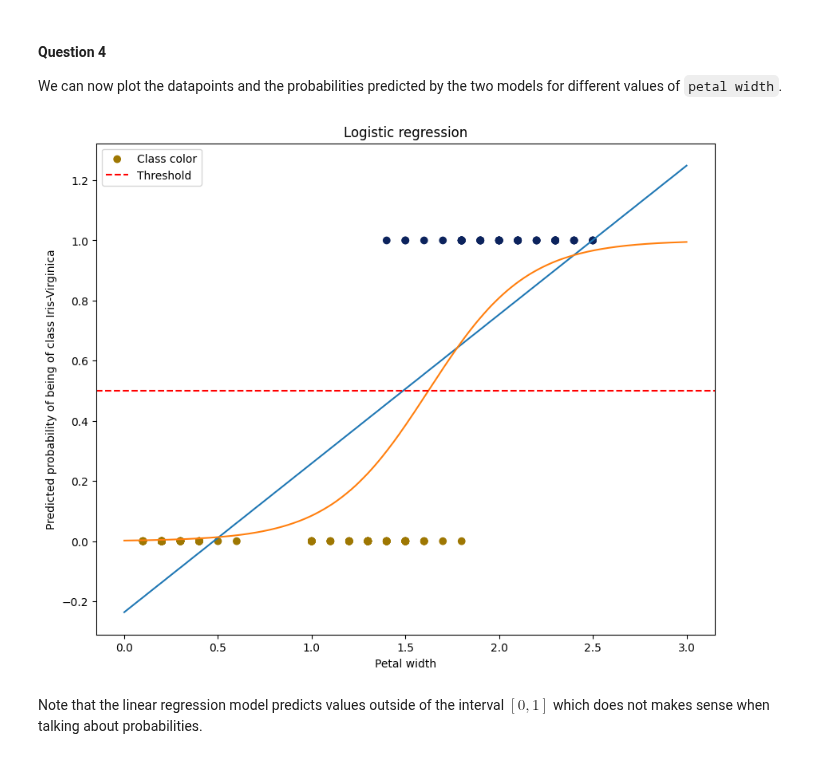
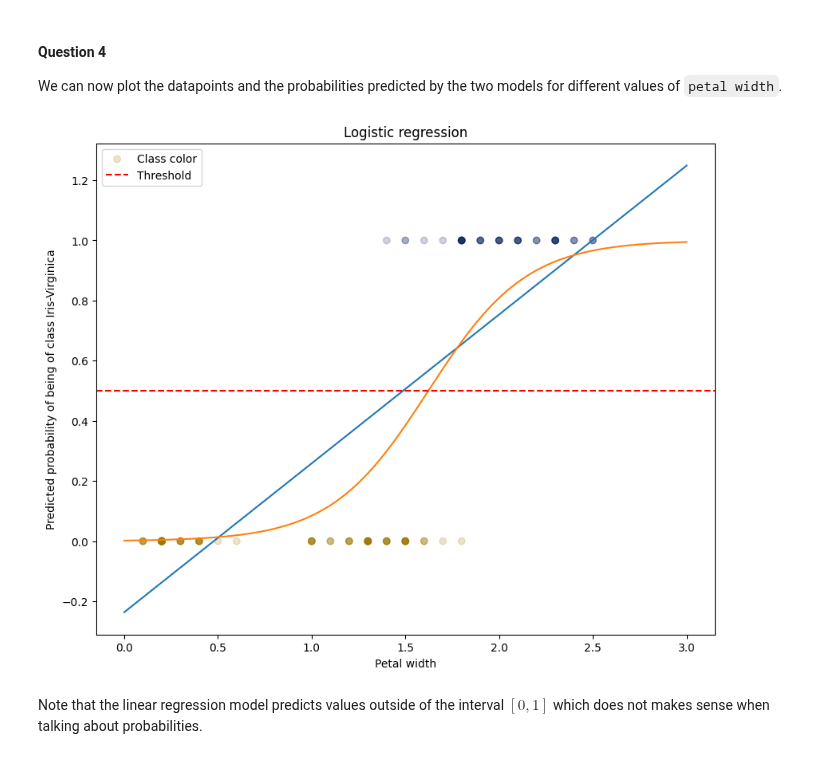
Before and after one commit to vhrollo/3-semester, a Jupyter notebook: INF264/homework/homework2.ipynb, the cells around one changed output. Drawn from its saved outputs; the diff is of its cells as text; code cells hidden in the pictures.

```diff
--- a/INF264/homework/homework2.ipynb
+++ b/INF264/homework/homework2.ipynb
@@ -308,29 +308,29 @@ We can now plot the datapoints and the probabilities predicted by the two models
 # %%
 # Plot the data points
 fig, ax = plt.subplots(figsize=(10,8))
 cmap = mcolors.ListedColormap(["#9E7702", "#0C235D"])
-ax.scatter(X, y, c=y, cmap=cmap, label='Class color')
+ax.scatter(X, y, c=y, cmap=cmap, label='Class color', alpha=0.2) # forgor alpha
 
 # Plot linear regression predictions (use linear_regression.predict to get the predicted values)
 X_grid = np.linspace(0, 3, 500).reshape(-1, 1)
 Y_grid_lin_reg = linear_regression.predict(X_grid)
 ax.plot(X_grid, Y_grid_lin_reg)
 
 # Plot Logistic regression predictions (use logit.predict_proba instead of logit.predict to get probabilities)
 Y_grid_prob = logit.predict_proba(X_grid)
 ax.plot(X_grid, Y_grid_prob[:,1])
 
 ax.set_title("Logistic regression")
 ax.set_xlabel("Petal width")
 ax.set_ylabel("Predicted probability of being of class Iris-Virginica")
 
 # Horizontal line at y=0.5
 ax.axhline(0.5, color="red", linestyle="--", label="Threshold")
 
 ax.legend(loc='best')
 plt.show()
 # %% [output]
-[figure, old version]
+[figure, new version]
 # %% [markdown]
 Note that the linear regression model predicts values outside of the interval $[0,1]$ which does not makes sense when talking about probabilities.
 # %% [markdown]
```
Also changed, not shown: parts of 1 cell of this notebook.
